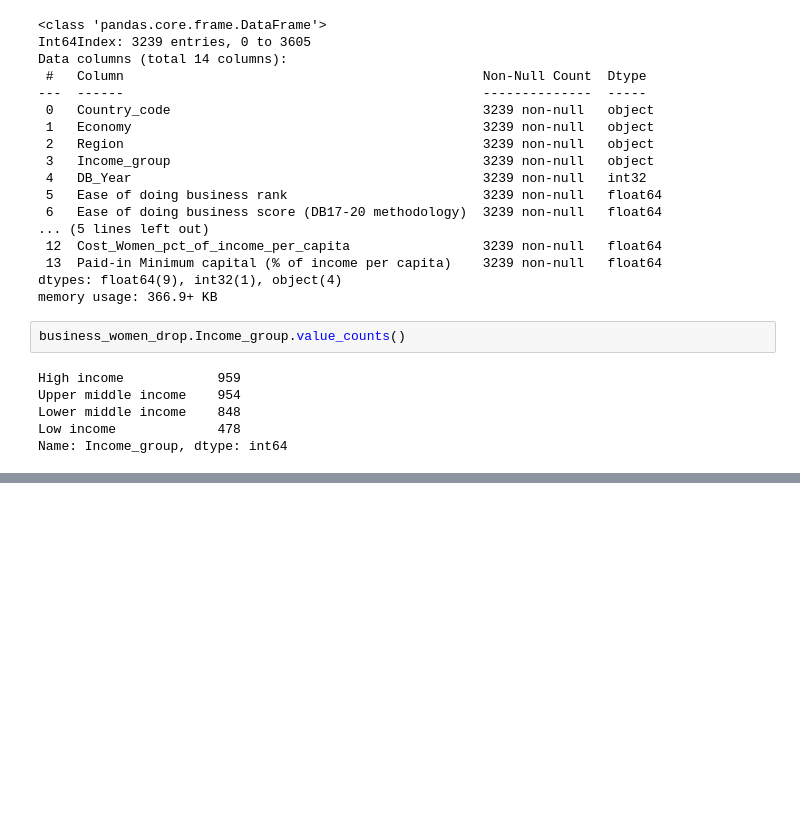
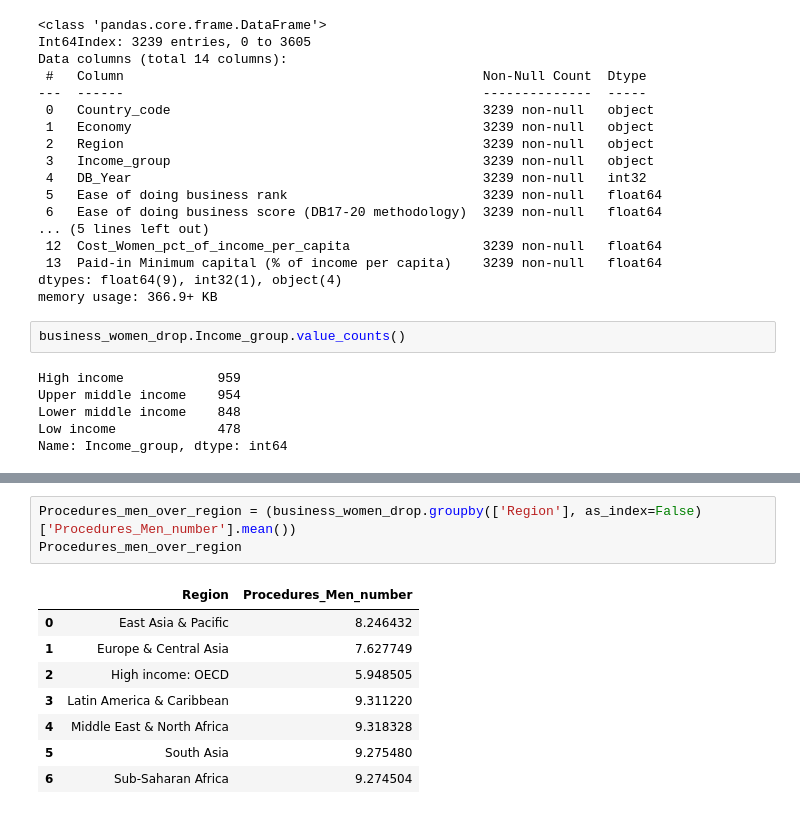
Before and after one commit to AnnikaBock65/Female_Entrepreneurship, a Jupyter notebook: notebooks/doing_business.ipynb, the cells around one changed output, grey strips where cells are left out. Saved outputs shown, nothing was run; the diff lists cells and outputs as text; blank space fills up the shorter version.

```diff
--- a/notebooks/doing_business.ipynb
+++ b/notebooks/doing_business.ipynb
@@ -525,0 +580,12 @@ business_women_drop.describe()
+# %%
+Procedures_men_over_region = (business_women_drop.groupby(['Region'], as_index=False)['Procedures_Men_number'].mean())
+Procedures_men_over_region
+# %% [output]
+|  | Region | Procedures_Men_number |
+| 0 | East Asia & Pacific | 8.246432 |
+| 1 | Europe & Central Asia | 7.627749 |
+| 2 | High income: OECD | 5.948505 |
+| 3 | Latin America & Caribbean | 9.311220 |
+| 4 | Middle East & North Africa | 9.318328 |
+| 5 | South Asia | 9.275480 |
+| 6 | Sub-Saharan Africa | 9.274504 |
```
Also changed, not shown: parts of 17 cells of this notebook.
